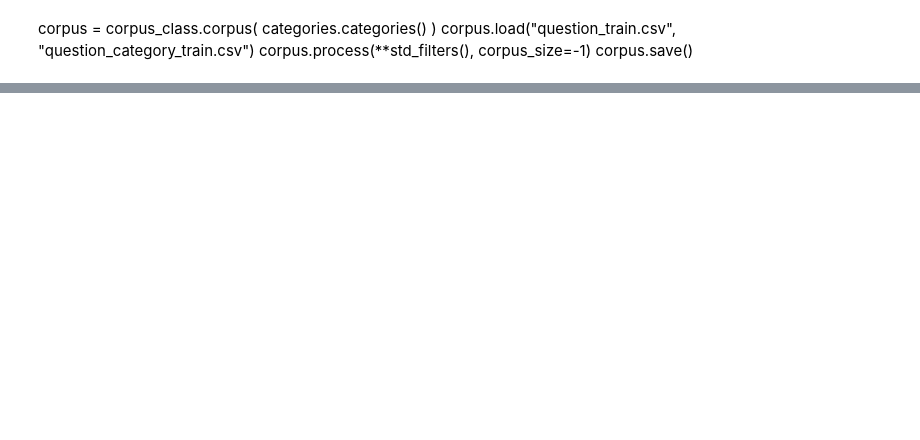
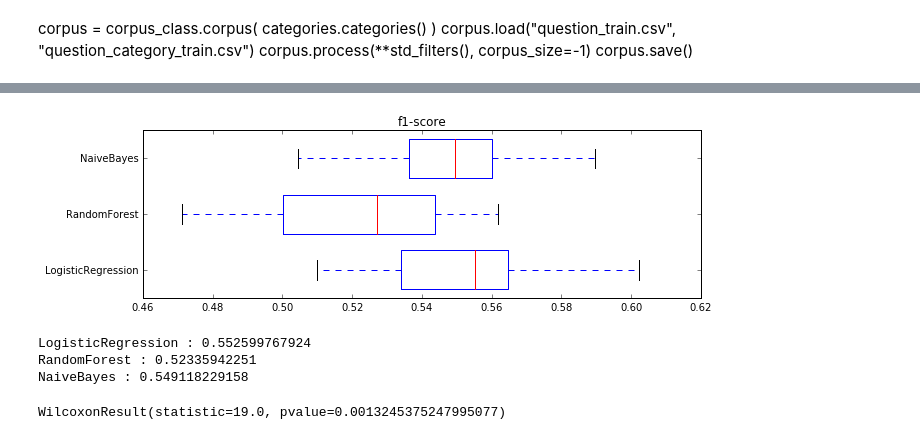
Before and after one commit to hagerpa/ml_project, a Jupyter notebook: cross_validation.ipynb, the cells around one changed output, grey strips where cells are left out. Drawn from its saved outputs; the diff is of its cells as text; code cells hidden in the pictures; blank space fills up the shorter version.

```diff
--- a/cross_validation.ipynb
+++ b/cross_validation.ipynb
@@ -179,0 +459,24 @@ LogisticRegression_params()
+# %%
+data = []
+for clf_name in scores.keys():
+    data.append(f1_scores[clf_name])
+
+plt.figure(figsize=(10, 3))
+plt.title('f1-score')
+f1_box_res = plt.boxplot(data, vert=False, widths=0.7, meanline=True)
+lables = np.append(['f1-score'],corpus.cats[:])
+plt.yticks(np.arange(3)+1, list(scores.keys()), rotation=0, ha='right')
+plt.show()
+# %% [output]
+[figure, added]
+# %%
+for clf_name in scores.keys():
+    print(clf_name + " : " + str(f1_scores[clf_name].mean()))
+# %% [output]
+LogisticRegression : 0.552599767924
+RandomForest : 0.52335942251
+NaiveBayes : 0.549118229158
+# %%
+wilcoxon(f1_scores['NaiveBayes'], f1_scores['RandomForest'])
+# %% [output]
+WilcoxonResult(statistic=19.0, pvalue=0.0013245375247995077)
```
Also changed, not shown: parts of 32 cells of this notebook, 4 other files.
